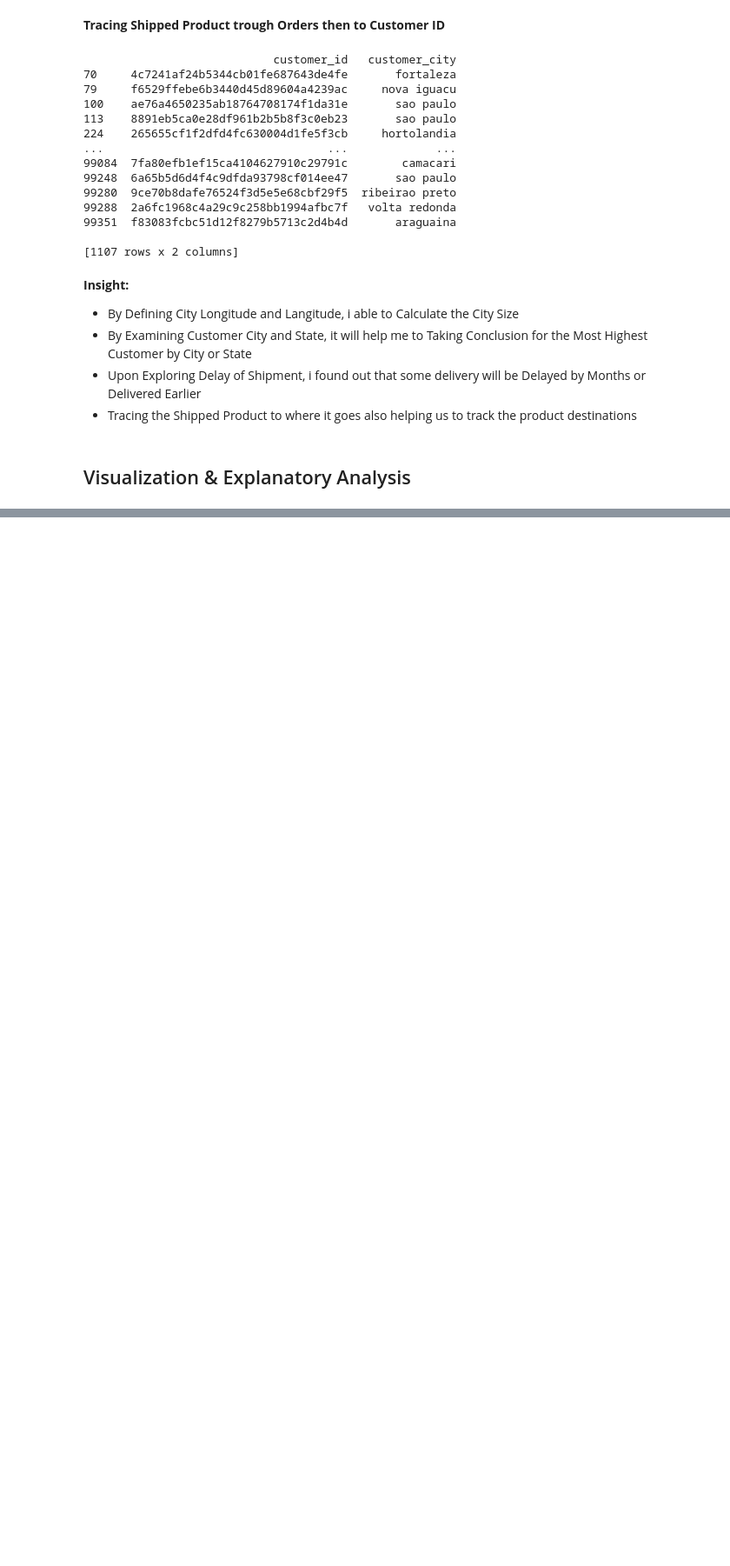
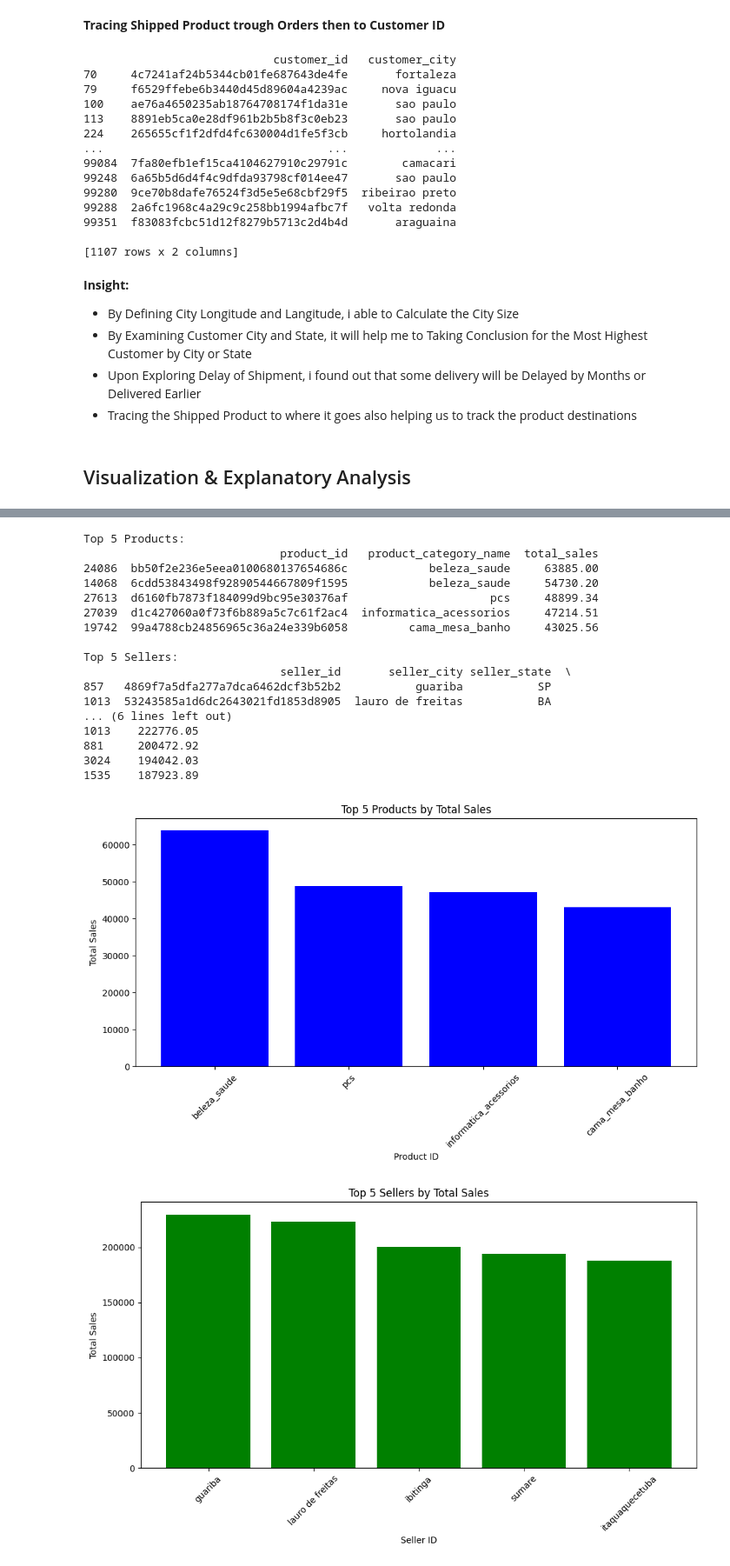
Before and after one commit to Bayhaqieee/Brazil_Ecommerce_Analyze, a Jupyter notebook: notebook.ipynb, the cells around one changed output, grey strips where cells are left out. Shown at 87% size. Saved outputs shown, nothing was run; the diff lists cells and outputs as text; code cells hidden in the pictures; blank space fills up the shorter version.

```diff
--- a/notebook.ipynb
+++ b/notebook.ipynb
@@ -1221,0 +1248,73 @@ print(result)
+# %%
+# Merge DataFrames
+merged_df = orderitems_df.merge(products_df, on='product_id', how='left') \
+                           .merge(sellers_df, on='seller_id', how='left')
+
+# Calculate total sales per product
+top_products = merged_df.groupby('product_id').agg({'price': 'sum'}).reset_index()
+top_products.columns = ['product_id', 'total_sales']
+
+# Merge to get product names and categories
+top_products = top_products.merge(products_df[['product_id', 'product_category_name']], on='product_id', how='left')
+
+# Sort and select top 5 products
+top_5_products = top_products.sort_values(by='total_sales', ascending=False).head(5)
+
+# Calculate total sales per seller
+top_sellers = merged_df.groupby('seller_id').agg({'price': 'sum'}).reset_index()
+top_sellers.columns = ['seller_id', 'total_sales']
+
+# Merge to get seller cities and states
+top_sellers = top_sellers.merge(sellers_df[['seller_id', 'seller_city', 'seller_state']], on='seller_id', how='left')
+
+# Sort and select top 5 sellers
+top_5_sellers = top_sellers.sort_values(by='total_sales', ascending=False).head(5)
+
+# Display the results
+print("Top 5 Products:")
+print(top_5_products[['product_id', 'product_category_name', 'total_sales']])
+
+print("\nTop 5 Sellers:")
+print(top_5_sellers[['seller_id', 'seller_city', 'seller_state', 'total_sales']])
+
+# Data Visualization
+
+# Plot Top 5 Products
+plt.figure(figsize=(10, 6))
+plt.bar(top_5_products['product_category_name'], top_5_products['total_sales'], color='blue')
+plt.xlabel('Product ID')
+plt.ylabel('Total Sales')
+plt.title('Top 5 Products by Total Sales')
+plt.xticks(rotation=45)
+plt.tight_layout()  # Adjust layout to make room for the labels
+plt.show()
+
+# Plot Top 5 Sellers
+plt.figure(figsize=(10, 6))
+plt.bar(top_5_sellers['seller_city'], top_5_sellers['total_sales'], color='green')
+plt.xlabel('Seller ID')
+plt.ylabel('Total Sales')
+plt.title('Top 5 Sellers by Total Sales')
+plt.xticks(rotation=45)
+plt.tight_layout()  # Adjust layout to make room for the labels
+plt.show()
+# %% [output]
+Top 5 Products:
+                             product_id   product_category_name  total_sales
+24086  bb50f2e236e5eea0100680137654686c            beleza_saude     63885.00
+14068  6cdd53843498f92890544667809f1595            beleza_saude     54730.20
+27613  d6160fb7873f184099d9bc95e30376af                     pcs     48899.34
+27039  d1c427060a0f73f6b889a5c7c61f2ac4  informatica_acessorios     47214.51
+19742  99a4788cb24856965c36a24e339b6058         cama_mesa_banho     43025.56
+
+Top 5 Sellers:
+                             seller_id       seller_city seller_state  \
+857   4869f7a5dfa277a7dca6462dcf3b52b2           guariba           SP
+1013  53243585a1d6dc2643021fd1853d8905  lauro de freitas           BA
+... (6 lines left out)
+1013    222776.05
+881     200472.92
+3024    194042.03
+1535    187923.89
+[figure, added]
+[figure, added]
```
Also changed, not shown: parts of 13 cells of this notebook.
